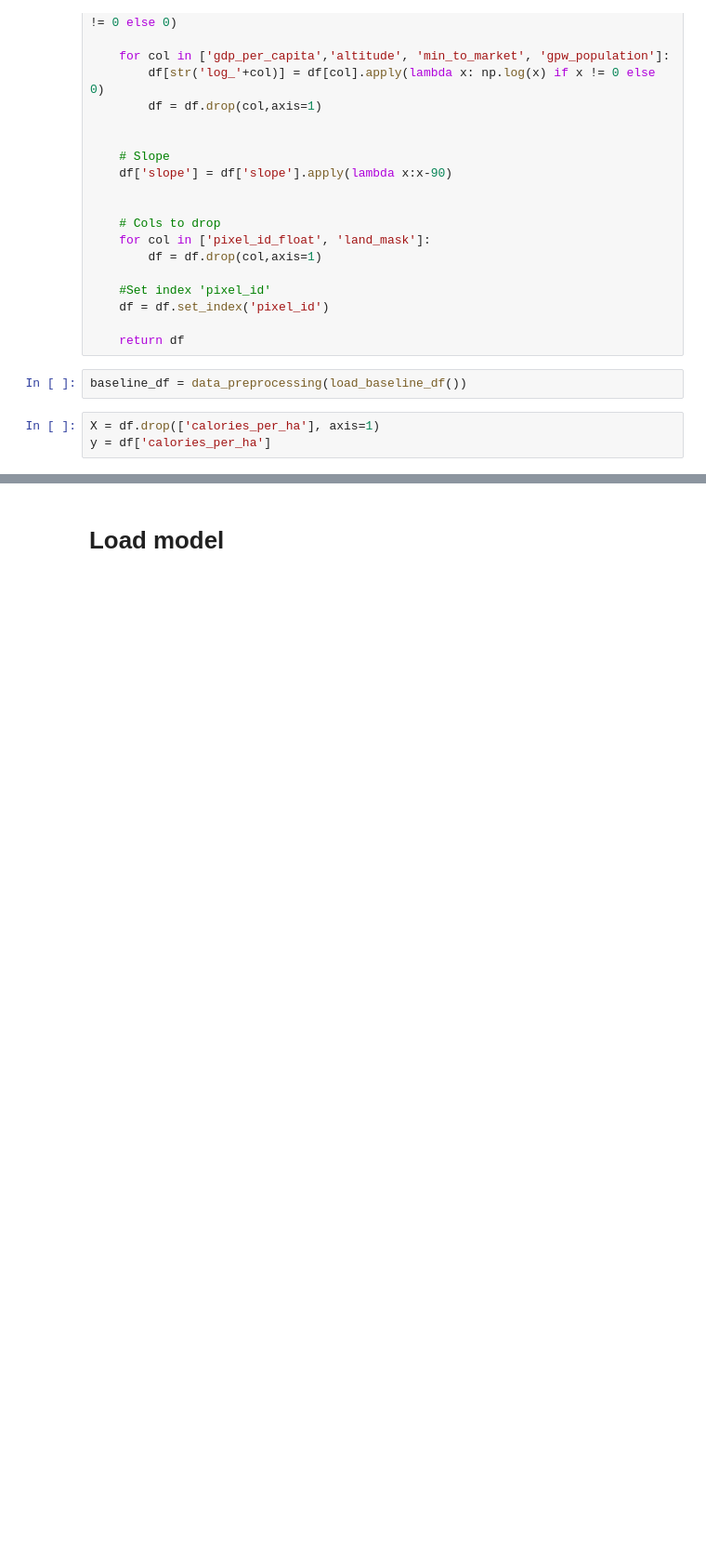
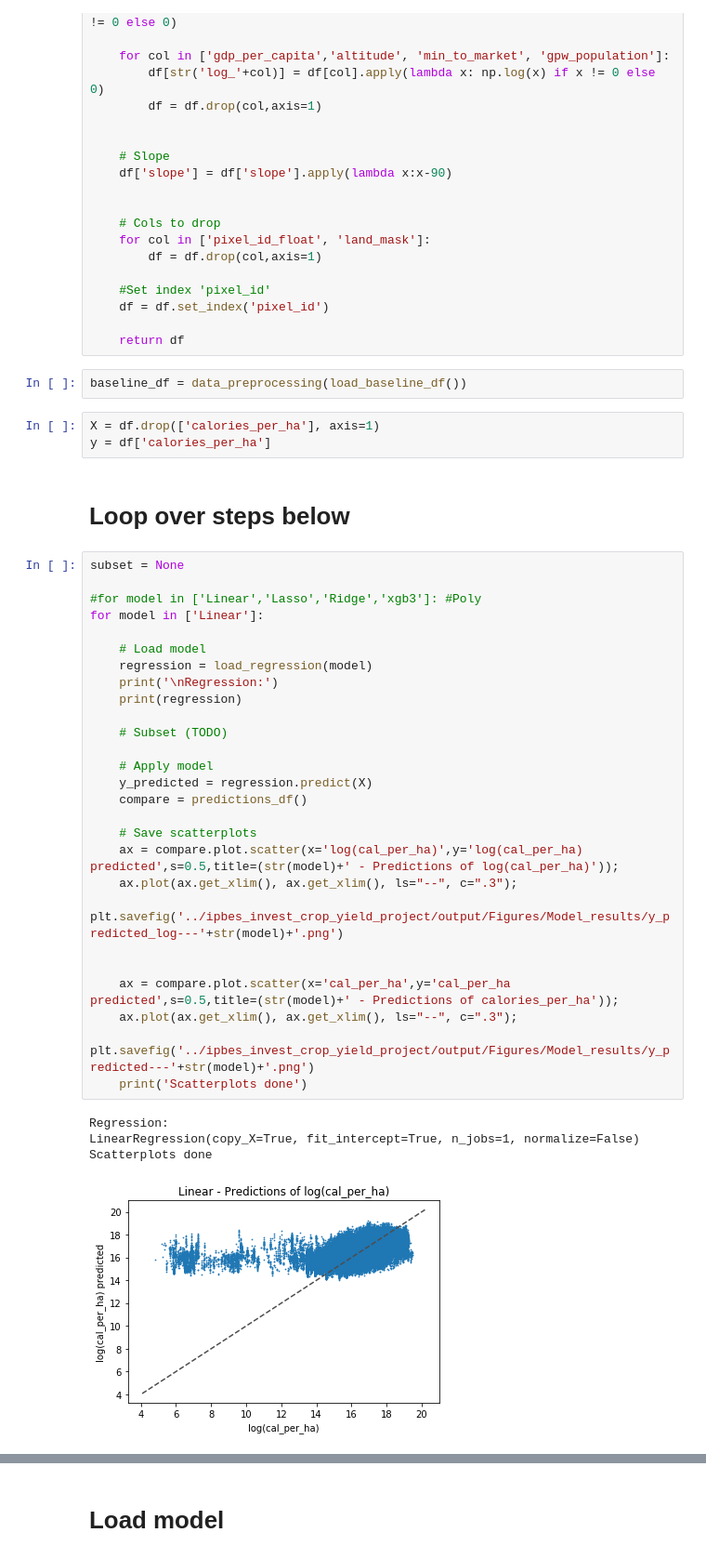
Before and after one commit to jandrewjohnson/ipbes_invest_crop_yield, a Jupyter notebook: v10 - Run model with new data.ipynb, the cells around one changed output, grey strips where cells are left out. Shown at 93% size. Cells and saved outputs as stored; diff of their text form; blank space fills up the shorter version.

Commit message:
v10: loop save models+results

```diff
--- a/v10 - Run model with new data.ipynb
+++ b/v10 - Run model with new data.ipynb
@@ -116,3 +116,37 @@ baseline_df = data_preprocessing(load_baseline_df())
 # %%
 X = df.drop(['calories_per_ha'], axis=1)
 y = df['calories_per_ha']
+# %% [markdown]
+# Loop over steps below
+# %%
+subset = None
+
+#for model in ['Linear','Lasso','Ridge','xgb3']: #Poly
+for model in ['Linear']:
+
+    # Load model
+    regression = load_regression(model)
+    print('\nRegression:')
+    print(regression)
+
+    # Subset (TODO)
+
+    # Apply model
+    y_predicted = regression.predict(X)
+    compare = predictions_df()
+
+    # Save scatterplots
+    ax = compare.plot.scatter(x='log(cal_per_ha)',y='log(cal_per_ha) predicted',s=0.5,title=(str(model)+' - Predictions of log(cal_per_ha)'));
+    ax.plot(ax.get_xlim(), ax.get_xlim(), ls="--", c=".3");
+    plt.savefig('../ipbes_invest_crop_yield_project/output/Figures/Model_results/y_predicted_log---'+str(model)+'.png')
+
+
+    ax = compare.plot.scatter(x='cal_per_ha',y='cal_per_ha predicted',s=0.5,title=(str(model)+' - Predictions of calories_per_ha'));
+    ax.plot(ax.get_xlim(), ax.get_xlim(), ls="--", c=".3");
+    plt.savefig('../ipbes_invest_crop_yield_project/output/Figures/Model_results/y_predicted---'+str(model)+'.png')
+    print('Scatterplots done')
+# %% [output]
+Regression:
+LinearRegression(copy_X=True, fit_intercept=True, n_jobs=1, normalize=False)
+Scatterplots done
+[figure, added]
```
Also changed, not shown: parts of 28 cells of this notebook, 3 other files.
